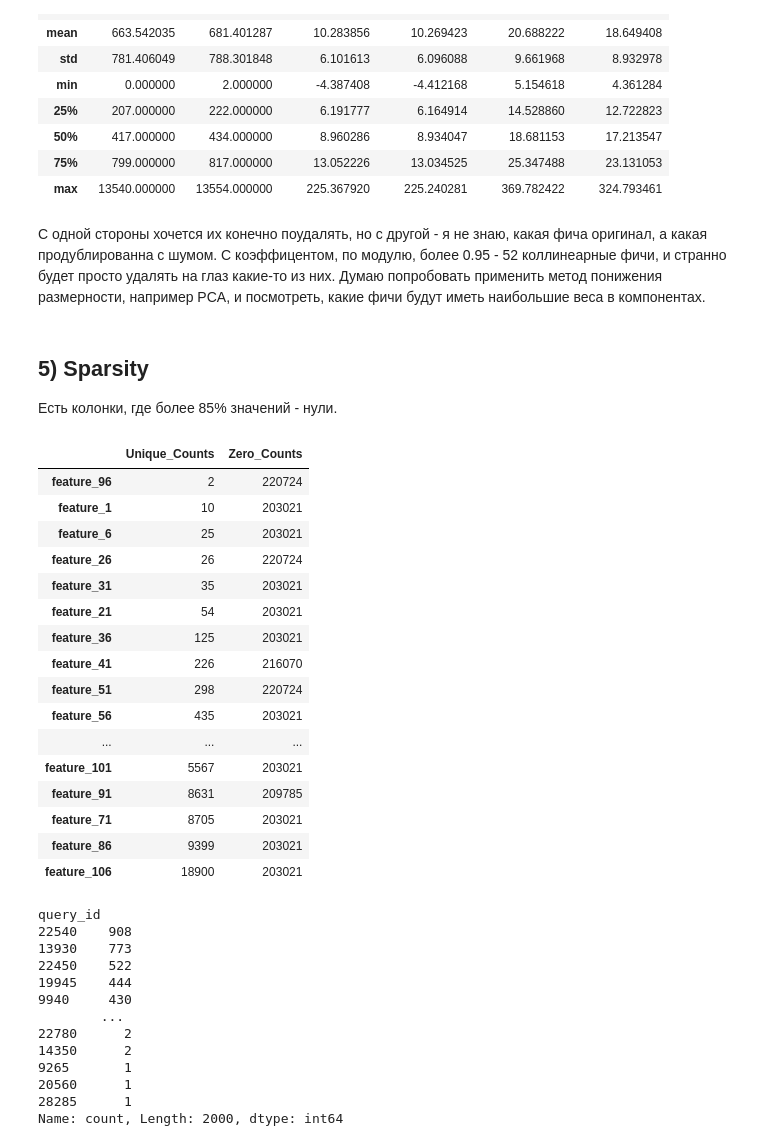
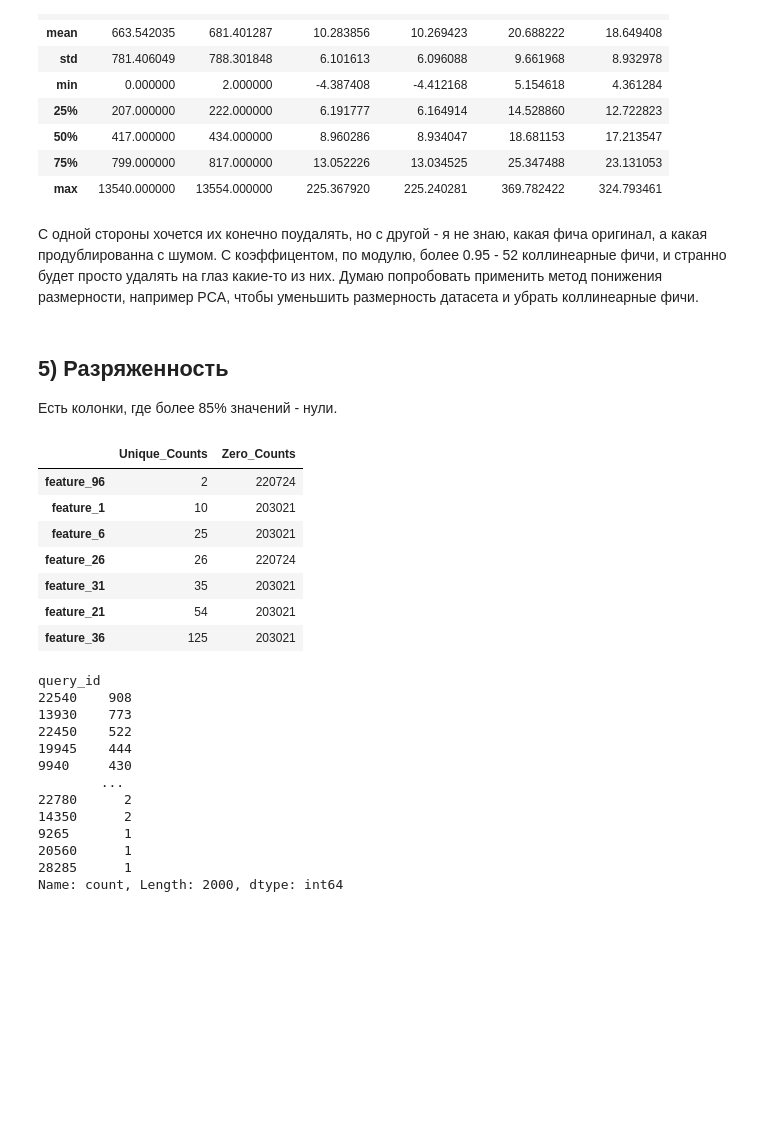
Before and after one commit to Tikhon-Radkevich/VK-Techno-Test, a Jupyter notebook: data_analysing.ipynb, the cells around one changed output. Saved outputs shown, nothing was run; the diff lists cells and outputs as text; code cells hidden in the pictures; blank space fills up the shorter version.

```diff
--- a/playground.ipynb
+++ b/data_analysing.ipynb
@@ -50,30 +65,32 @@ Length: 146, dtype: int64
 # %%
+import os
 from matplotlib.backends.backend_pdf import PdfPages
 
 pdf_path = "images/histograms.pdf"
 
-with PdfPages(pdf_path) as pdf:
-    features_per_page = 10
+if not os.path.exists(pdf_path):
+    with PdfPages(pdf_path) as pdf:
+        features_per_page = 10
 
-    total_features = [col for col in df.columns if "feature_" in col]
-    total_pages = (len(total_features) + features_per_page - 1) // features_per_page
+        total_features = [col for col in df.columns if "feature_" in col]
+        total_pages = (len(total_features) + features_per_page - 1) // features_per_page
 
-    for page in range(total_pages):
-        fig, axes = plt.subplots(nrows=features_per_page, ncols=1, figsize=(10, 20))
+        for page in range(total_pages):
+            fig, axes = plt.subplots(nrows=features_per_page, ncols=1, figsize=(10, 20))
 
-        for i in range(features_per_page):
-            feature_index = page * features_per_page + i
-            if feature_index < len(total_features):
-                ax = axes[i]
-                feature = total_features[feature_index]
-                ax.hist(df[feature], bins=30, color="skyblue", edgecolor="black")
-                ax.set_title(f"Гистограмма {feature}")
-                ax.set_xlabel("Значения")
-                ax.set_ylabel("Частота")
-            else:
-                axes[i].axis("off")
+            for i in range(features_per_page):
+                feature_index = page * features_per_page + i
+                if feature_index < len(total_features):
+                    ax = axes[i]
+                    feature = total_features[feature_index]
+                    ax.hist(df[feature], bins=30, color="skyblue", edgecolor="black")
+                    ax.set_title(f"Гистограмма {feature}")
+                    ax.set_xlabel("Значения")
+                    ax.set_ylabel("Частота")
+                else:
+                    axes[i].axis("off")
 
-        plt.tight_layout()
-        pdf.savefig(fig)
-        plt.close(fig)
+            plt.tight_layout()
+            pdf.savefig(fig)
+            plt.close(fig)
 # %% [markdown]
@@ -234,37 +242,28 @@ describe[["feature_10", "feature_14", "feature_15", "feature_19", "feature_16",
 | max | 13540.000000 | 13554.000000 | 225.367920 | 225.240281 | 369.782422 | 324.793461 |
 # %% [markdown]
 С одной стороны хочется их конечно поудалять, но с другой - я не знаю, какая фича оригинал, а какая продублированна с шумом.
-С коэффицентом, по модулю, более 0.95 - 52 коллинеарные фичи, и странно будет просто удалять на глаз какие-то из них. Думаю попробовать применить метод понижения размерности, например PCA, и посмотреть, какие фичи будут иметь наибольшие веса в компонентах.
+С коэффицентом, по модулю, более 0.95 - 52 коллинеарные фичи, и странно будет просто удалять на глаз какие-то из них. Думаю попробовать применить метод понижения размерности, например PCA, чтобы уменьшить размерность датасета и убрать коллинеарные фичи.
 # %% [markdown]
-## 5) Sparsity
+## 5) Разряженность
 Есть колонки, где более 85% значений - нули.
 # %%
 unique_counts = df.nunique().sort_values()
 low_var_features = unique_counts[df[df == 0].count() > 200000]
 
 low_var_features_df = pd.DataFrame({
     "Unique_Counts": low_var_features,
     "Zero_Counts": [df[feature][df[feature] == 0].count() for feature in low_var_features.index]
 })
-low_var_features_df
+low_var_features_df.head(7)
 # %% [output]
 |  | Unique_Counts | Zero_Counts |
 | feature_96 | 2 | 220724 |
 | feature_1 | 10 | 203021 |
 | feature_6 | 25 | 203021 |
 | feature_26 | 26 | 220724 |
 | feature_31 | 35 | 203021 |
 | feature_21 | 54 | 203021 |
 | feature_36 | 125 | 203021 |
-| feature_41 | 226 | 216070 |
-| feature_51 | 298 | 220724 |
-| feature_56 | 435 | 203021 |
-| ... | ... | ... |
-| feature_101 | 5567 | 203021 |
-| feature_91 | 8631 | 209785 |
-| feature_71 | 8705 | 203021 |
-| feature_86 | 9399 | 203021 |
-| feature_106 | 18900 | 203021 |
 # %%
 df["query_id"].value_counts()
 # %% [output]
```
Also changed, not shown: parts of 21 cells of this notebook.
